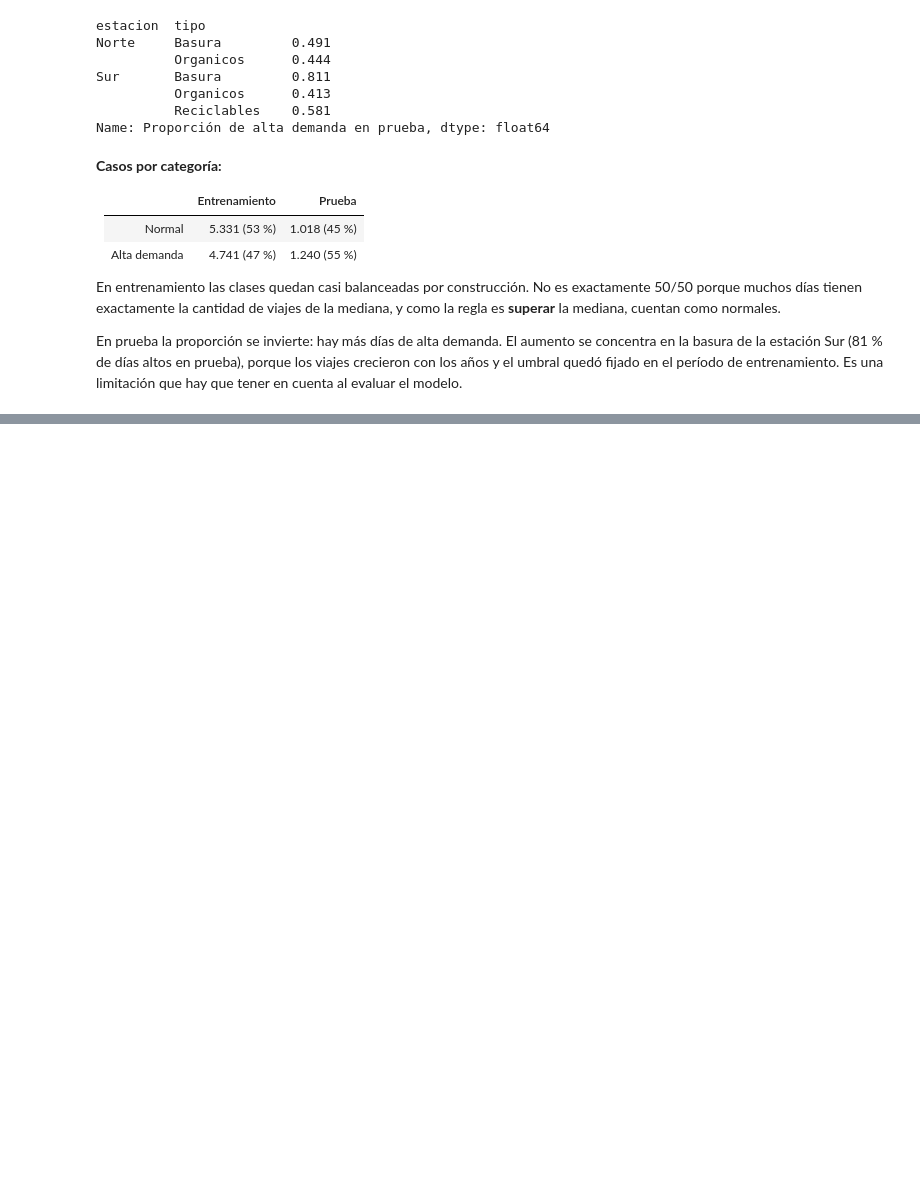
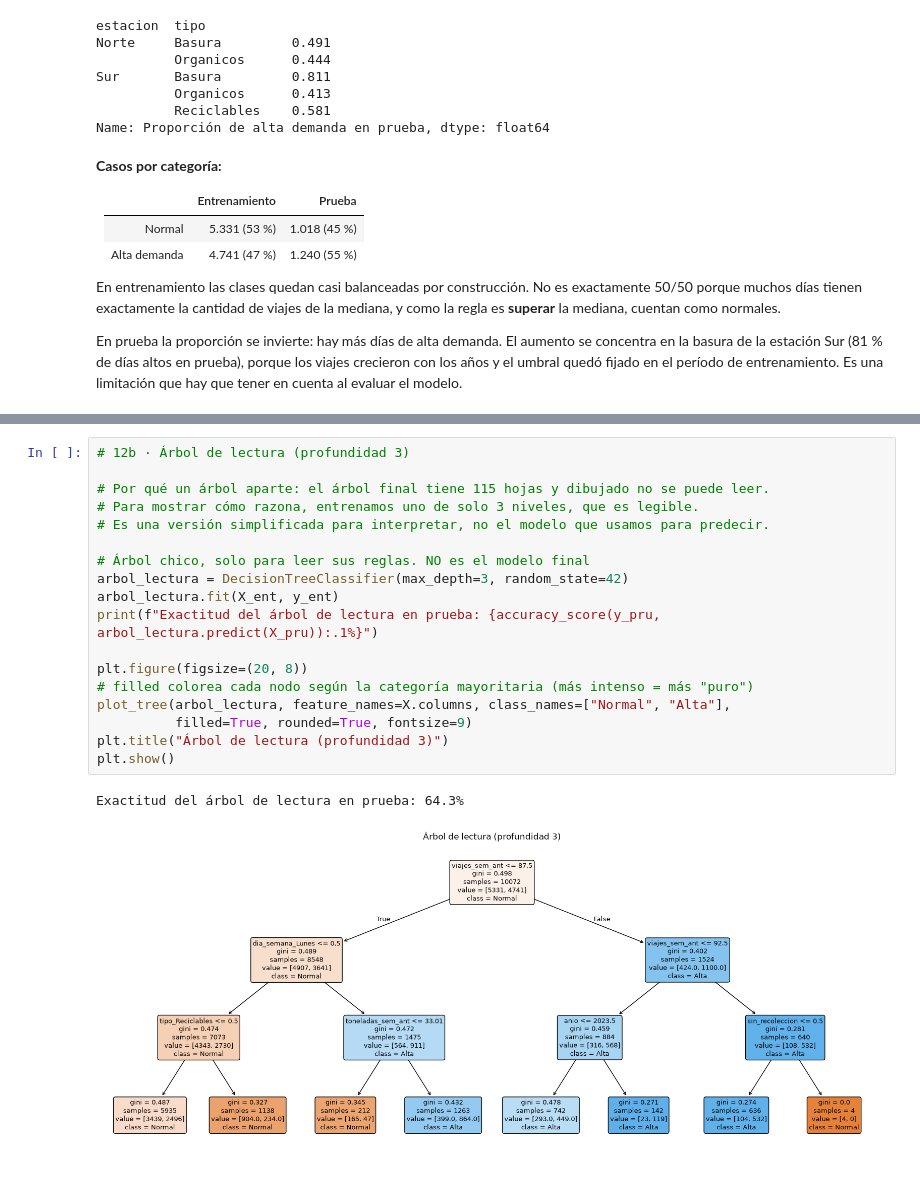
Before and after one commit to Naccho27/tp-predictivos, a Jupyter notebook: notebooks/02_clasificacion_arbol.ipynb, the cells around one changed output, grey strips where cells are left out. Saved outputs shown, nothing was run; the diff lists cells and outputs as text; blank space fills up the shorter version.

```diff
--- a/notebooks/02_clasificacion_arbol.ipynb
+++ b/notebooks/02_clasificacion_arbol.ipynb
@@ -236,0 +405,21 @@ En prueba la proporción se invierte: hay más días de alta demanda. El aumento
+# %%
+# 12b · Árbol de lectura (profundidad 3)
+
+# Por qué un árbol aparte: el árbol final tiene 115 hojas y dibujado no se puede leer.
+# Para mostrar cómo razona, entrenamos uno de solo 3 niveles, que es legible.
+# Es una versión simplificada para interpretar, no el modelo que usamos para predecir.
+
+# Árbol chico, solo para leer sus reglas. NO es el modelo final
+arbol_lectura = DecisionTreeClassifier(max_depth=3, random_state=42)
+arbol_lectura.fit(X_ent, y_ent)
+print(f"Exactitud del árbol de lectura en prueba: {accuracy_score(y_pru, arbol_lectura.predict(X_pru)):.1%}")
+
+plt.figure(figsize=(20, 8))
+# filled colorea cada nodo según la categoría mayoritaria (más intenso = más "puro")
+plot_tree(arbol_lectura, feature_names=X.columns, class_names=["Normal", "Alta"],
+          filled=True, rounded=True, fontsize=9)
+plt.title("Árbol de lectura (profundidad 3)")
+plt.show()
+# %% [output]
+Exactitud del árbol de lectura en prueba: 64.3%
+[figure, added]
```
Also changed, not shown: parts of 11 cells of this notebook, 1 other file.
